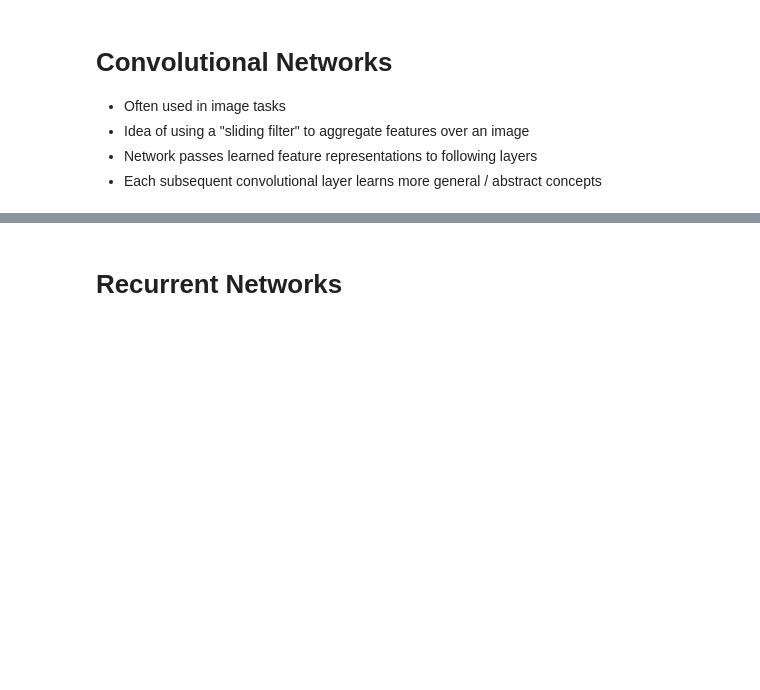
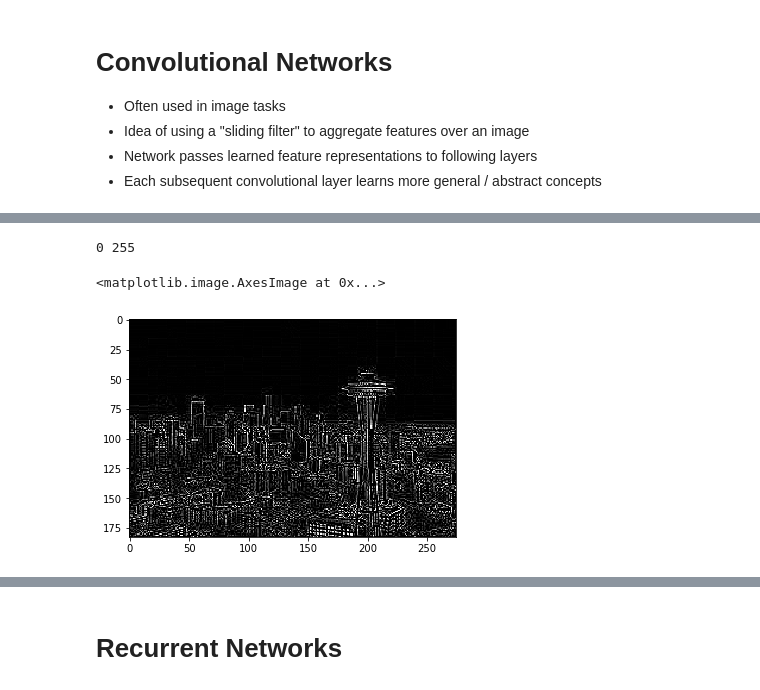
Before and after one commit to DanielSnipes/learning_DL_through_examples, a Jupyter notebook: presentation/code_first_math_later_presentation.ipynb, the cells around one changed output, grey strips where cells are left out. Saved outputs shown, nothing was run; the diff lists cells and outputs as text; code cells hidden in the pictures; blank space fills up the shorter version.

Commit message:
pushing changes to conv net section

```diff
--- a/presentation/code_first_math_later_presentation.ipynb
+++ b/presentation/code_first_math_later_presentation.ipynb
@@ -37,0 +66,26 @@ def build_mlp():
+# %%
+# Convolution function
+# Here, we're detecting edges in an image
+
+def convolve(input_image, kernel):
+    padded_image = np.pad(input_image, (1, 1), 'constant')
+    kernel_width = kernel.shape[0]
+    kernel_height = kernel.shape[1]
+
+    # We'll store the convolved image in this NumPy array
+    convolved_image = np.zeros_like(input_image)
+
+    for i in xrange(padded_image.shape[0] - kernel_width + 1):
+        for j in xrange(padded_image.shape[1] - kernel_height + 1):
+            # Extract an image chunk of size kernel_width x kernel_height
+            temp_array = padded_image[i: i+kernel_width, j: j+kernel_height]
+            conv_val = np.sum(temp_array * kernel)
+            # Clip values outside the 0 - 255 range
+            if conv_val < 0:
+                push_val = 0
+            elif conv_val > 255:
+                push_val = 255
+            else:
+                push_val = conv_val
+            convolved_image[i, j] = push_val
+    return convolved_image
@@ -38,3 +104,11 @@ def build_mlp():
+# %%
+img_edges = convolve(single_channel_img, edge_fiter2)
+print img_edges.min(), img_edges.max()
+plt.imshow(img_edges, plt.get_cmap('gray'))
+# %% [output]
+0 255
+<matplotlib.image.AxesImage at 0x...>
+[figure, added]
 # %% [markdown]
 ## What's a convolution?
 ![conv-img](https://i.stack.imgur.com/I7DBr.gif)
```
Also changed, not shown: parts of 10 cells of this notebook, 1 other file.
